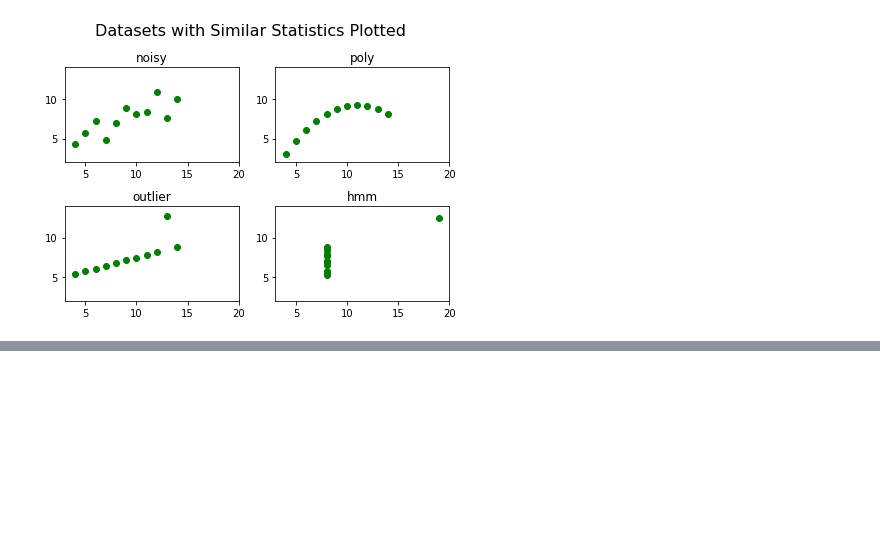
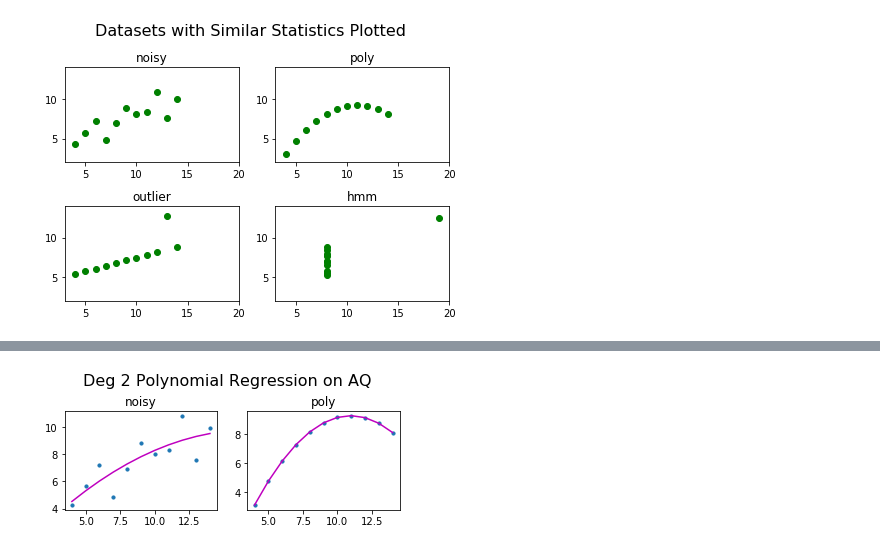
Before and after one commit to sedonalewis/Blog, a Jupyter notebook: Anscombe's_Quartet.ipynb, the cells around one changed output, grey strips where cells are left out. Saved outputs shown, nothing was run; the diff lists cells and outputs as text; code cells hidden in the pictures; blank space fills up the shorter version.

Commit message:
poly regression

```diff
--- a/Anscombe's_Quartet.ipynb
+++ b/Anscombe's_Quartet.ipynb
@@ -139,0 +148,89 @@ plt.show()
+# %%
+from sklearn.preprocessing import PolynomialFeatures
+import operator
+
+polynomial_features= PolynomialFeatures(degree=2)
+
+x_noisy = np.array([10.0, 8, 13, 9, 11, 14, 6, 4, 12, 7, 5]).reshape(-1, 1)
+y_noisy = np.array([8.04, 6.95, 7.58, 8.81, 8.33, 9.96, 7.24, 4.26, 10.84, 4.82, 5.68])
+
+x_poly = np.array([10, 8, 13, 9, 11, 14, 6, 4, 12, 7, 5]).reshape(-1, 1)
+y_poly = np.array([9.14, 8.14, 8.74, 8.77, 9.26, 8.1, 6.13, 3.1, 9.13, 7.26, 4.74])
+
+x_outlier = np.array([10, 8, 13, 9, 11, 14, 6, 4, 12, 7, 5]).reshape(-1, 1)
+y_outlier = np.array([7.46, 6.77, 12.74, 7.11, 7.81, 8.84, 6.08, 5.39, 8.15, 6.42, 5.73])
+
+x_hmm = np.array([8, 8, 8, 8, 8, 8, 8, 19, 8, 8, 8]).reshape(-1, 1)
+y_hmm = np.array([6.58, 5.76, 7.71, 8.84, 8.47, 7.04, 5.25, 12.5, 5.56, 7.91, 6.89])
+
+Px_noisy = polynomial_features.fit_transform(x_noisy)
+Px_poly = polynomial_features.fit_transform(x_poly)
+Px_outlier = polynomial_features.fit_transform(x_outlier)
+Px_hmm = polynomial_features.fit_transform(x_hmm)
+
+lreg.fit(Px_noisy, y_noisy)
+lreg1.fit(Px_poly, y_poly)
+lreg2.fit(Px_outlier, y_outlier)
+lreg3.fit(Px_hmm, y_hmm)
+
+y_noisy_pred = lreg.predict(Px_noisy)
+rmse = np.sqrt(mean_squared_error(y_noisy, y_noisy_pred))
+r2 = r2_score(y_noisy,y_noisy_pred)
+
+y_poly_pred = lreg1.predict(Px_poly)
+rmse1 = np.sqrt(mean_squared_error(y_poly, y_poly_pred))
+r21 = r2_score(y_poly ,y_poly_pred)
+
+y_outlier_pred = lreg2.predict(Px_outlier)
+rmse2 = np.sqrt(mean_squared_error(y_outlier, y_outlier_pred))
+r22 = r2_score(y_outlier ,y_outlier_pred)
+
+y_hmm_pred = lreg3.predict(Px_hmm)
+rmse3 = np.sqrt(mean_squared_error(y_hmm, y_hmm_pred))
+r23 = r2_score(y_hmm ,y_hmm_pred)
+
+print('Root Mean Square Error \nnoisy:', "%.2f" % rmse, '\npoly: ', "%.2f" % rmse1 ,
+      '\noutlier: ', "%.2f" % rmse2, '\nhmm: ', "%.2f" % rmse3, '\n')
+
+print('R^2 value \nnoisy:', "%.2f" % r2, '\npoly: ', "%.2f" % r21 ,
+      '\noutlier: ', "%.2f" % r22, '\nhmm: ', "%.2f" % r23, '\n')
+
+fig = plt.figure()
+fig.suptitle('Deg 2 Polynomial Regression on AQ', fontsize=16, y = 1.01)
+
+plt.subplot(221)
+plt.scatter(x_noisy, y_noisy, s=10)
+sort_axis = operator.itemgetter(0)
+sorted_zip = sorted(zip(x_noisy,y_noisy_pred), key=sort_axis)
+x_noisy, y_noisy_pred = zip(*sorted_zip)
+plt.plot(x_noisy, y_noisy_pred, color='m')
+plt.title('noisy')
+
+plt.subplot(222)
+plt.scatter(x_poly, y_poly, s=10)
+sort_axis = operator.itemgetter(0)
+sorted_zip = sorted(zip(x_poly, y_poly_pred), key=sort_axis)
+x_poly, y_poly_pred = zip(*sorted_zip)
+plt.plot(x_poly, y_poly_pred, color='m')
+plt.title('poly')
+plt.show()
+
+plt.subplot(223)
+plt.scatter(x_outlier, y_outlier, s=10)
+sort_axis = operator.itemgetter(0)
+sorted_zip = sorted(zip(x_outlier, y_outlier_pred), key=sort_axis)
+x_outlier, y_outlier_pred = zip(*sorted_zip)
+plt.plot(x_outlier, y_outlier_pred, color='m')
+plt.title('outlier')
+plt.show()
+
+plt.subplot(224)
+plt.scatter(x_hmm, y_hmm, s=10)
+sort_axis = operator.itemgetter(0)
+sorted_zip = sorted(zip(x_hmm, y_hmm_pred), key=sort_axis)
+x_hmm, y_hmm_pred = zip(*sorted_zip)
+plt.plot(x_hmm, y_hmm_pred, color='m')
+plt.title('hmm')
+
+plt.show()
+# %% [output]
@@ -139,0 +248 @@ plt.show()
+[figure, added]
```
Also changed, not shown: parts of 9 cells of this notebook.
